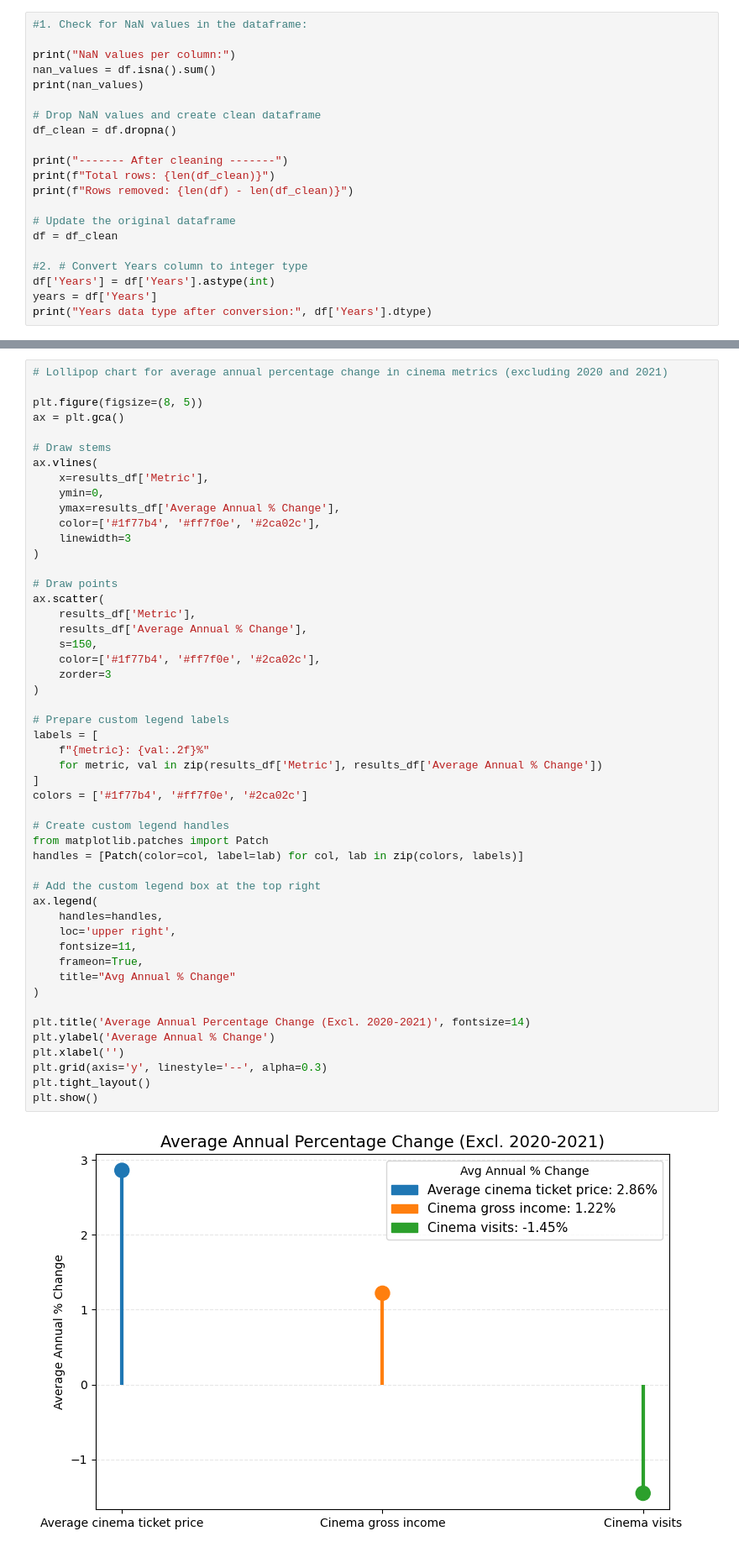
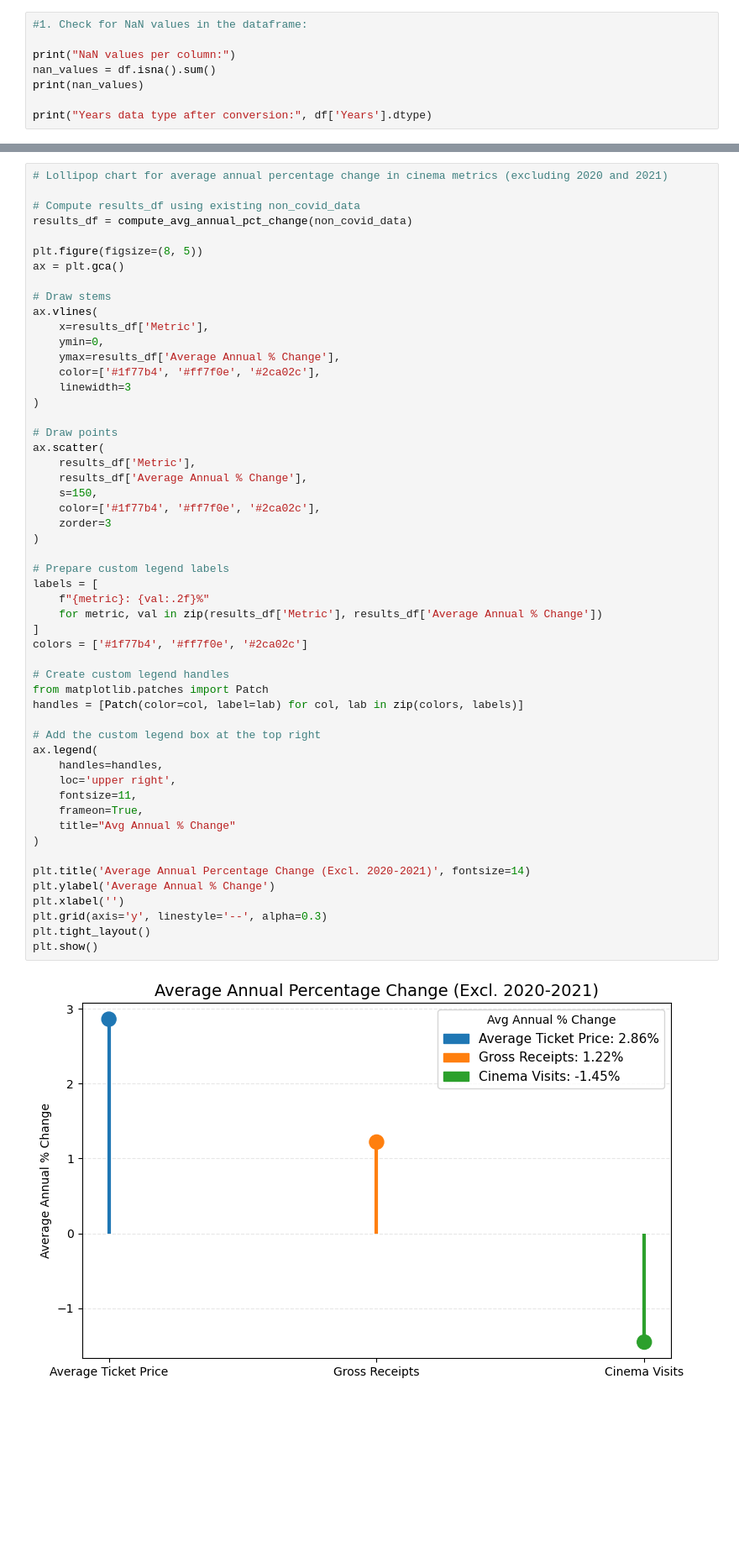
Before and after one commit to federico-bnt/German-cinema-exploratory-analysis-2025, a Jupyter notebook: bin/analysis_notebook.ipynb, the cells around one changed output, grey strips where cells are left out. Shown at 84% size. Drawn from its saved outputs; the diff is of its cells as text; blank space fills up the shorter version.

```diff
--- a/bin/analysis_notebook.ipynb
+++ b/bin/analysis_notebook.ipynb
@@ -154,19 +172,6 @@ print("NaN values per column:")
 nan_values = df.isna().sum()
 print(nan_values)
 
-# Drop NaN values and create clean dataframe
-df_clean = df.dropna()
-
-print("------- After cleaning -------")
-print(f"Total rows: {len(df_clean)}")
-print(f"Rows removed: {len(df) - len(df_clean)}")
-
-# Update the original dataframe
-df = df_clean
-
-#2. # Convert Years column to integer type
-df['Years'] = df['Years'].astype(int)
-years = df['Years']
 print("Years data type after conversion:", df['Years'].dtype)
 # %% [output]
 NaN values per column:
@@ -1079,5 +971,8 @@ From the results, it is interesting to notice how similar the two plots are: the
 # %%
 # Lollipop chart for average annual percentage change in cinema metrics (excluding 2020 and 2021)
+
+# Compute results_df using existing non_covid_data
+results_df = compute_avg_annual_pct_change(non_covid_data)
 
 plt.figure(figsize=(8, 5))
 ax = plt.gca()
@@ -1100,31 +995,31 @@ ax.scatter(
     zorder=3
 )
 
 # Prepare custom legend labels
 labels = [
     f"{metric}: {val:.2f}%"
     for metric, val in zip(results_df['Metric'], results_df['Average Annual % Change'])
 ]
 colors = ['#1f77b4', '#ff7f0e', '#2ca02c']
 
 # Create custom legend handles
 from matplotlib.patches import Patch
 handles = [Patch(color=col, label=lab) for col, lab in zip(colors, labels)]
 
 # Add the custom legend box at the top right
 ax.legend(
     handles=handles,
     loc='upper right',
     fontsize=11,
     frameon=True,
     title="Avg Annual % Change"
 )
 
 plt.title('Average Annual Percentage Change (Excl. 2020-2021)', fontsize=14)
 plt.ylabel('Average Annual % Change')
 plt.xlabel('')
 plt.grid(axis='y', linestyle='--', alpha=0.3)
 plt.tight_layout()
 plt.show()
 # %% [output]
-[figure, old version]
+[figure, new version]
```
Also changed, not shown: parts of 19 cells of this notebook, 5 other files.
